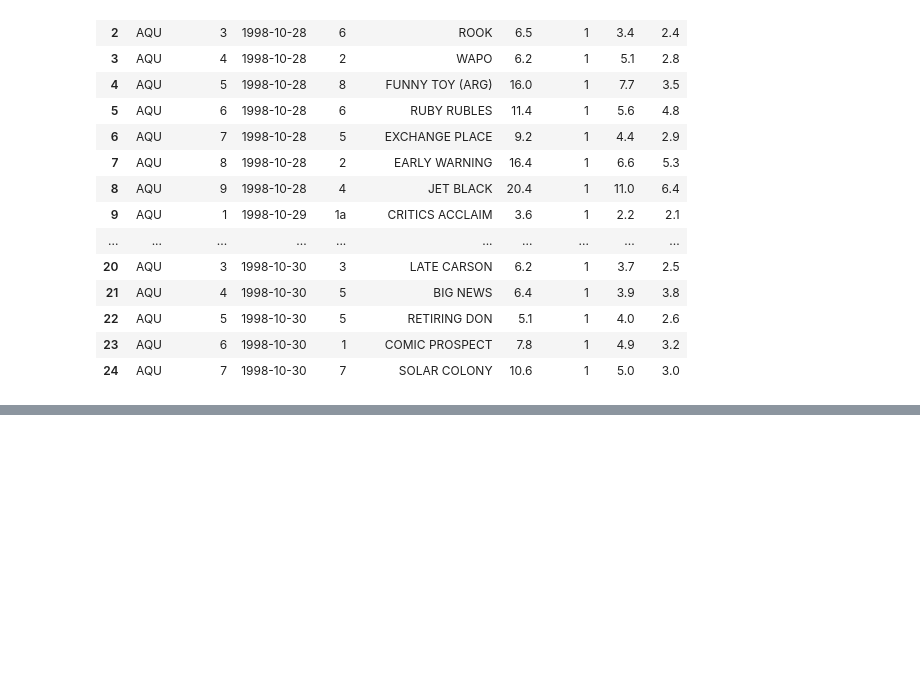
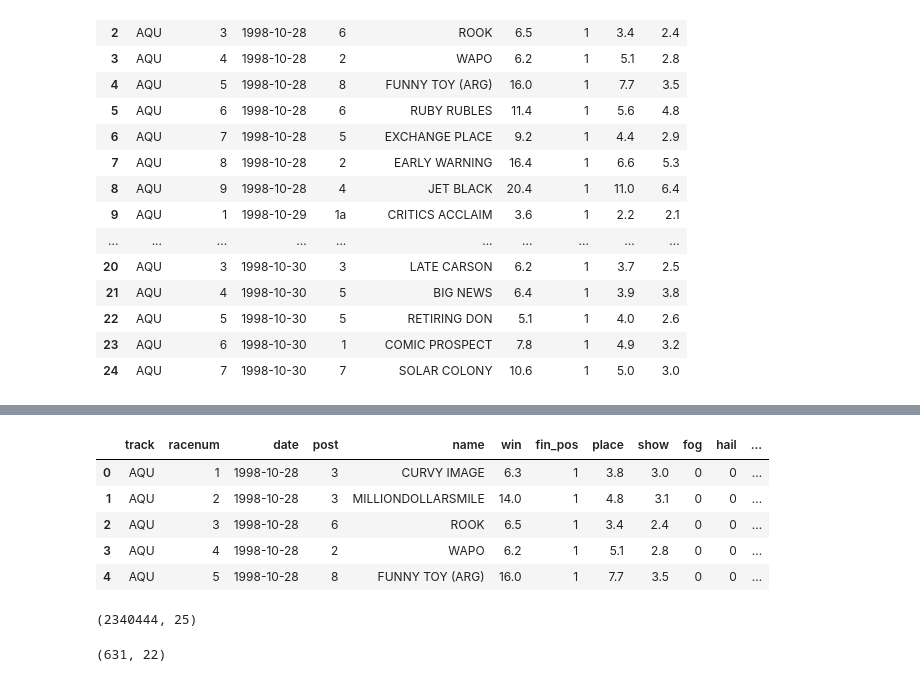
Before and after one commit to gebailey23/prettyponies, a Jupyter notebook: ProcessBook.ipynb, the cells around one changed output, grey strips where cells are left out. Cells and saved outputs as stored; diff of their text form; code cells hidden in the pictures; blank space fills up the shorter version.

Commit message:
finalized creating data sets

```diff
--- a/ProcessBook.ipynb
+++ b/ProcessBook.ipynb
@@ -663,3 +663,7 @@ final_race_df.head(25)
 | 22 | AQU | 5 | 1998-10-30 | 5 | RETIRING DON | 5.1 | 1 | 4.0 | 2.6 |
 | 23 | AQU | 6 | 1998-10-30 | 1 | COMIC PROSPECT | 7.8 | 1 | 4.9 | 3.2 |
 | 24 | AQU | 7 | 1998-10-30 | 7 | SOLAR COLONY | 10.6 | 1 | 5.0 | 3.0 |
+# %%
+weather_df = pd.read_csv("tempdata/weather.csv", index_col=0);
+weather_df.date = pd.to_datetime(weather_df.date)
+weather_df.head()
@@ -666,2 +677,22 @@ final_race_df.head(25)
 # %%
 ## final_race_df.to_csv('tempdata/final_race_df.csv', index_label='name')
+# %%
+## rereading the horse data in from my desktop because too big to store in github
+final_race_df = pd.read_csv("/Users/morganfbreitmeyer/Desktop/final_race_df.csv", index_col=0);
+final_race_df.date = pd.to_datetime(final_race_df.date)
+# %%
+## merging the weather for all past races with the race results into our training data
+traindf = pd.merge(final_race_df, weather_df, on = ["track", "date"], how = "left")
+traindf.rename(columns={'name.1': 'name'}, inplace=True);
+traindf.head()
+# %% [output]
+|  | track | racenum | date | post | name | win | fin_pos | place | show | fog | hail | ... |
+| 0 | AQU | 1 | 1998-10-28 | 3 | CURVY IMAGE | 6.3 | 1 | 3.8 | 3.0 | 0 | 0 | ... |
+| 1 | AQU | 2 | 1998-10-28 | 3 | MILLIONDOLLARSMILE | 14.0 | 1 | 4.8 | 3.1 | 0 | 0 | ... |
+| 2 | AQU | 3 | 1998-10-28 | 6 | ROOK | 6.5 | 1 | 3.4 | 2.4 | 0 | 0 | ... |
+| 3 | AQU | 4 | 1998-10-28 | 2 | WAPO | 6.2 | 1 | 5.1 | 2.8 | 0 | 0 | ... |
+| 4 | AQU | 5 | 1998-10-28 | 8 | FUNNY TOY (ARG) | 16.0 | 1 | 7.7 | 3.5 | 0 | 0 | ... |
+# %%
+traindf.shape
+# %% [output]
+(2340444, 25)
@@ -667,0 +757,4 @@ final_race_df.head(25)
+# %%
+testdf.shape
+# %% [output]
+(631, 22)
```
Also changed, not shown: parts of 5 cells of this notebook.
